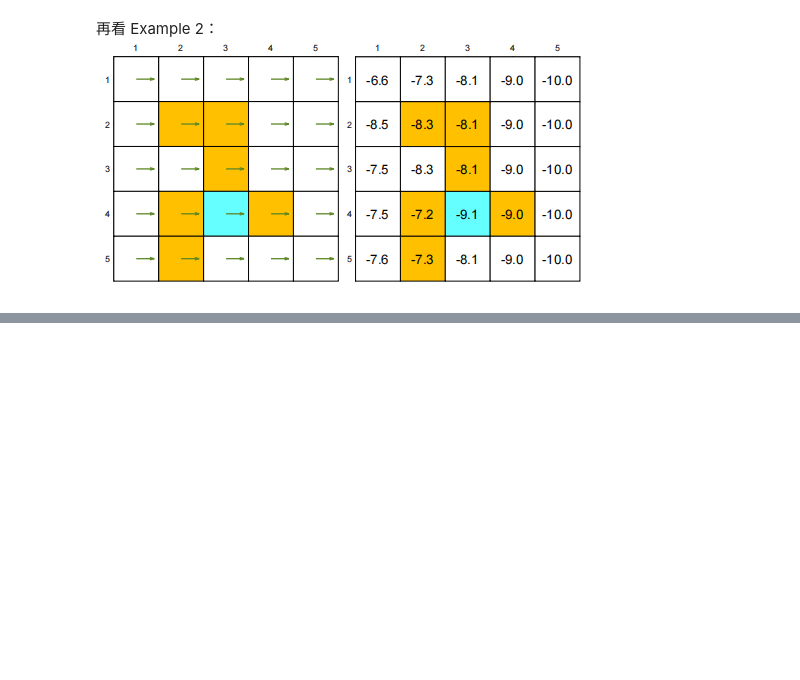
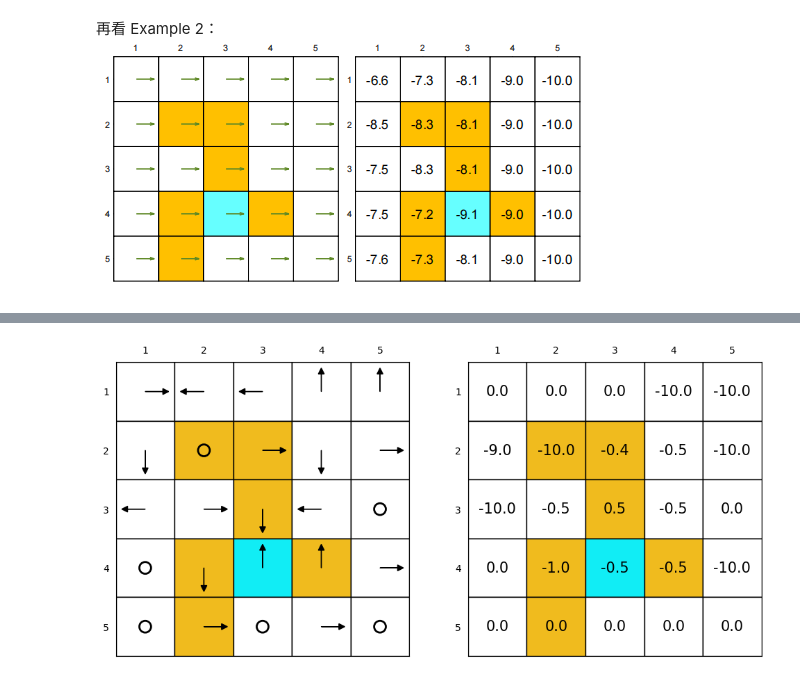
Before and after one commit to code4myworld/MathFoundationRL-Notes, a Jupyter notebook: bellman equation a example.ipynb, the cells around one changed output, grey strips where cells are left out. Saved outputs shown, nothing was run; the diff lists cells and outputs as text; code cells hidden in the pictures; blank space fills up the shorter version.

```diff
--- a/bellman equation a example.ipynb
+++ b/bellman equation a example.ipynb
@@ -104,6 +104,7 @@ def get_r_PI_from_PI(PI, forbiddens, targets):
     # 根据当前状态和动作，判断下一个状态。
     # if next_state in targets: reward = 1 else reward = 0
     # if next_state in forbiddens: reward = -1 else reward = 0
+    # if next_state is out of boundary: reward = -1
     # else reward = 0
     for i in range(len(PI)): # i 代表 y 轴
         for j in range(len(PI[0])): # j 代表 x 轴
@@ -114,13 +115,13 @@ def get_r_PI_from_PI(PI, forbiddens, targets):
             if action is None:
                 pass
             elif action == 'right':
-                next_j += 1 if next_j + 1 < len(PI[0]) else 0
+                next_j += 1
             elif action == 'left':
-                next_j -= 1 if next_j - 1 >= 0 else 0
+                next_j -= 1
             elif action == 'up':
-                next_i -= 1 if next_i - 1 >= 0 else 0
+                next_i -= 1
             elif action == 'down':
-                next_i += 1 if next_i + 1 < len(PI) else 0
+                next_i += 1
             else:
                 raise ValueError("Invalid action in PI")
 
@@ -129,6 +130,8 @@ def get_r_PI_from_PI(PI, forbiddens, targets):
                 r_PI[idx] = 1
             elif next_state in forbiddens:
                 r_PI[idx] = -1
+            elif next_i < 0 or next_i >= len(PI) or next_j < 0 or next_j >= len(PI[0]):
+                r_PI[idx] = -1
             else:
                 r_PI[idx] = 0
 
@@ -164,21 +167,24 @@ def get_P_PI_from_PI(PI):
     for i in range(len(PI)): # 行
         for j in range(len(PI[0])):  # 列
             #第 i * len(PI) + j 个状态， 即P_PI中的第 i * n + j 行
-            col = raw = i * len(PI) + j
+            # col = raw = i * len(PI) + j
             action = PI[i][j]
+            next_i, next_j = i, j
             if action is None:
                 pass
             elif action == 'right':
-                raw += 1
+                next_j += 1 if next_j + 1 < len(PI[0]) else 0
             elif action == 'left':
-                raw -= 1
+                next_j -= 1 if next_j - 1 >= 0 else 0
             elif action == 'up':
-                raw -= len(PI)
+                next_i -= 1 if next_i - 1 >= 0 else 0
             elif action == 'down':
-                raw += len(PI)
+                next_i += 1 if next_i + 1 < len(PI) else 0
             else:
                 raise ValueError("Invalid action in PI")
 
+            col = i * len(PI) + j
+            raw = next_i * len(PI) + next_j
             P_PI[col][raw] = 1
 
     return np.array(P_PI)
@@ -556,0 +565,18 @@ IndexError: index 25 is out of bounds for axis 0 with size 25
+# %%
+PI_ex3 = [
+    ['right', 'left', 'left', 'up', 'up'],
+    ['down', None, 'right', 'down', 'right'],
+    ['left', 'right', 'down', 'left', None],
+    [None, 'down', 'up', 'up', 'right'],
+    [None, 'right', None, 'right', None]
+]
+
+v_ex3 = iterative_solution_state_value_from_bellman(
+    PI=PI_ex3,
+    forbiddens=forbiddens_ex1,
+    targets=targets_ex1,
+    T=100,
+    gamma=0.9
+)
+# %% [output]
+[figure, added]
```
Also changed, not shown: parts of 3 cells of this notebook.
